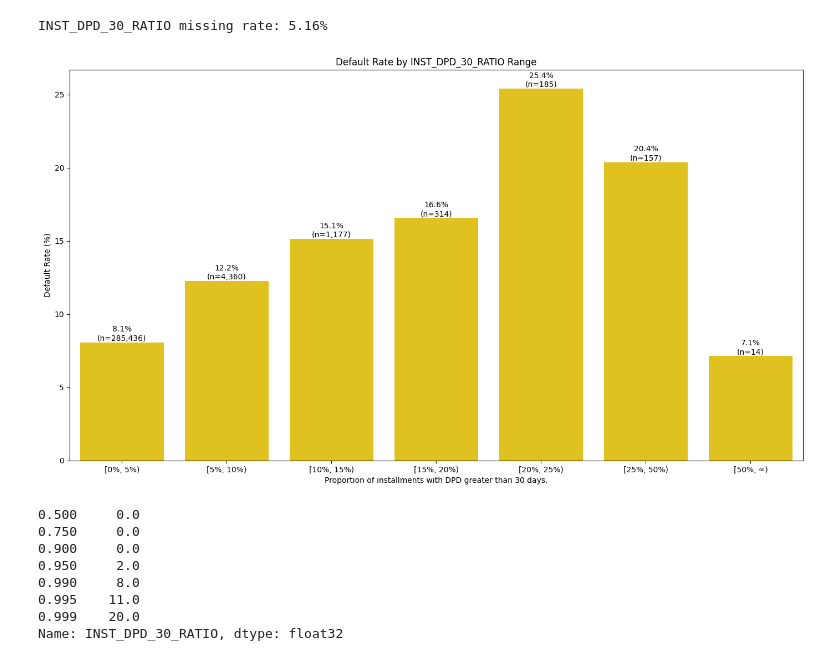
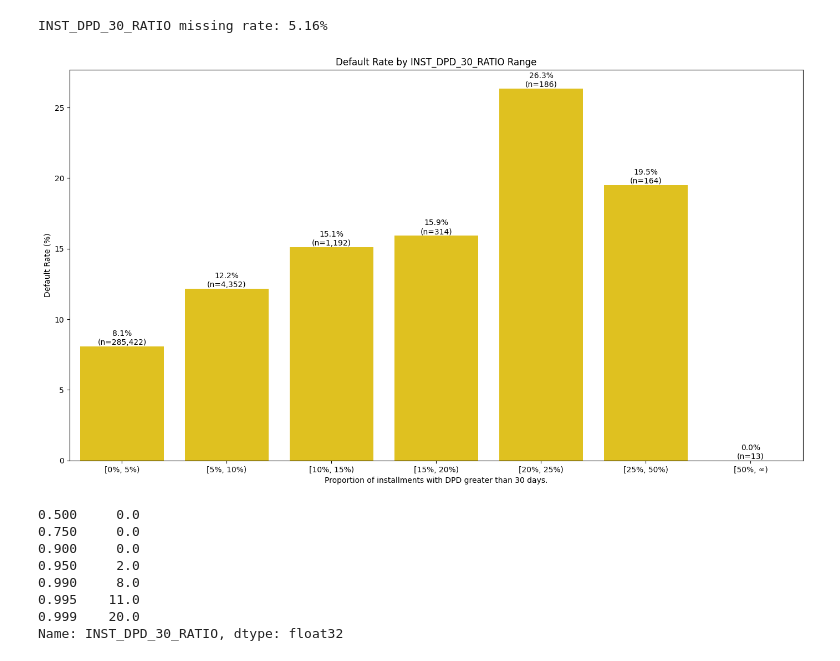
Before and after one commit to h90a00l/home_credit_default_risk_mle, a Jupyter notebook: notebooks/exploratory_feature_analysis.ipynb, the cells around one changed output. Saved outputs shown, nothing was run; the diff lists cells and outputs as text; code cells hidden in the pictures.

```diff
--- a/notebooks/exploratory_feature_analysis.ipynb
+++ b/notebooks/exploratory_feature_analysis.ipynb
@@ -101,8 +101,7 @@ labels = [
 df_plot = feature_store.copy()
 
 df_plot[feature_name] = (
-    round(df_plot[feature_name]
-    .astype("float32")*100,0)
+    round(df_plot[feature_name]*100,0)
 )
 
 df_plot["LOAN_COUNT_BIN"] = pd.cut(
@@ -180,8 +177,7 @@ INST_DPD_30_RATIO missing rate: 5.16%
 df_plot = feature_store[["TARGET", feature_name]].copy()
 
 df_plot[feature_name] = (
-    round(df_plot[feature_name]
-    .astype("float32")*100,0)
+    round(df_plot[feature_name]*100,0)
 )
 
 df_plot["LOAN_COUNT_BIN"] = pd.cut(
@@ -214,34 +210,34 @@ default_rate = (
 
 default_rate["default_rate"] *= 100
 
 plt.figure(figsize=(14, 8))
 
 ax = sns.barplot(
     data=default_rate,
     x="LOAN_COUNT_BIN",
     y="default_rate",
     color="gold"
 )
 
 plt.title(f"Default Rate by {feature_name} Range")
 plt.xlabel("Proportion of installments with DPD greater than 30 days.")
 plt.ylabel("Default Rate (%)")
 
 for p, row in zip(ax.patches, default_rate.itertuples()):
     height = p.get_height()
 
     ax.text(
         p.get_x() + p.get_width() / 2,
         height,
         f"{height:.1f}%\n(n={row.total_clients:,})",
         ha="center",
         va="bottom"
     )
 
 plt.tight_layout()
 plt.show()
 # %% [output]
-[figure, old version]
+[figure, new version]
 # %%
 df_plot[feature_name].quantile(
     [.50,.75,.90,.95,.99,.995,.999]
```
Also changed, not shown: parts of 23 cells of this notebook.
